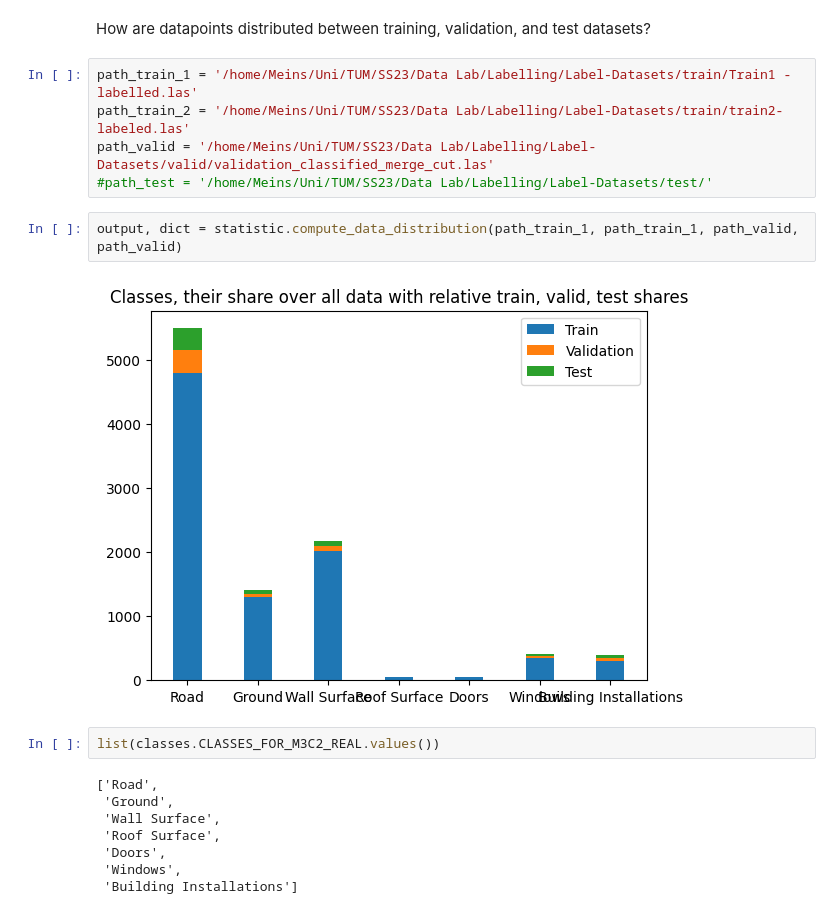
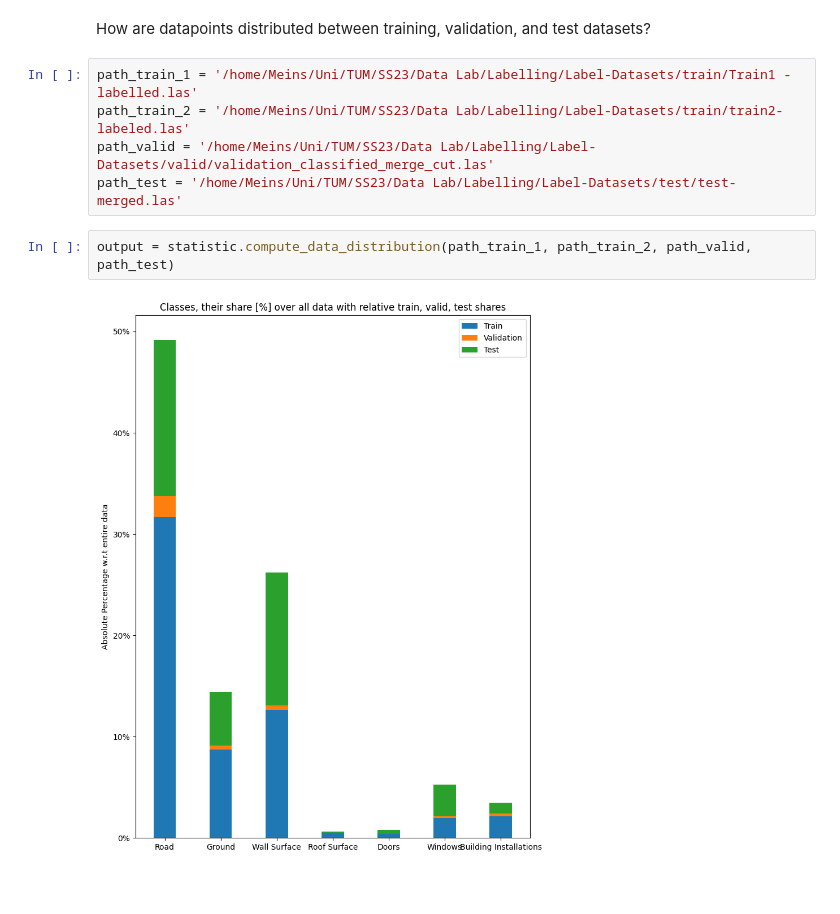
Before and after one commit to Madlab2/CloudMetrics, a Jupyter notebook: notebooks/metric.ipynb, the cells around one changed output. Drawn from its saved outputs; the diff is of its cells as text; blank space fills up the shorter version.

Commit message:
Refinements in plotting and calculations

```diff
--- a/notebooks/metric.ipynb
+++ b/notebooks/metric.ipynb
@@ -48,18 +48,8 @@ How are datapoints distributed between training, validation, and test datasets?
 path_train_1 = '/home/Meins/Uni/TUM/SS23/Data Lab/Labelling/Label-Datasets/train/Train1 - labelled.las'
 path_train_2 = '/home/Meins/Uni/TUM/SS23/Data Lab/Labelling/Label-Datasets/train/train2-labeled.las'
 path_valid = '/home/Meins/Uni/TUM/SS23/Data Lab/Labelling/Label-Datasets/valid/validation_classified_merge_cut.las'
-#path_test = '/home/Meins/Uni/TUM/SS23/Data Lab/Labelling/Label-Datasets/test/'
+path_test = '/home/Meins/Uni/TUM/SS23/Data Lab/Labelling/Label-Datasets/test/test-merged.las'
 # %%
-output, dict = statistic.compute_data_distribution(path_train_1, path_train_1, path_valid, path_valid)
+output = statistic.compute_data_distribution(path_train_1, path_train_2, path_valid, path_test)
 # %% [output]
-[figure, old version]
+[figure, new version]
-# %%
-list(classes.CLASSES_FOR_M3C2_REAL.values())
-# %% [output]
-['Road',
- 'Ground',
- 'Wall Surface',
- 'Roof Surface',
- 'Doors',
- 'Windows',
- 'Building Installations']
```
Also changed, not shown: parts of 1 cell of this notebook, 4 other files.
